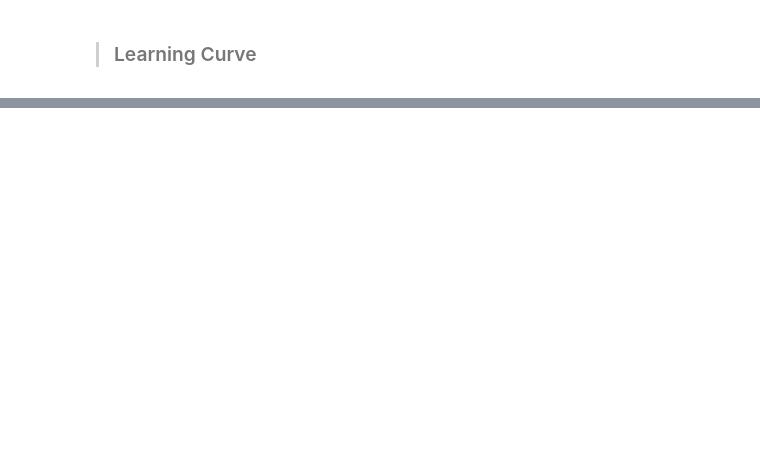
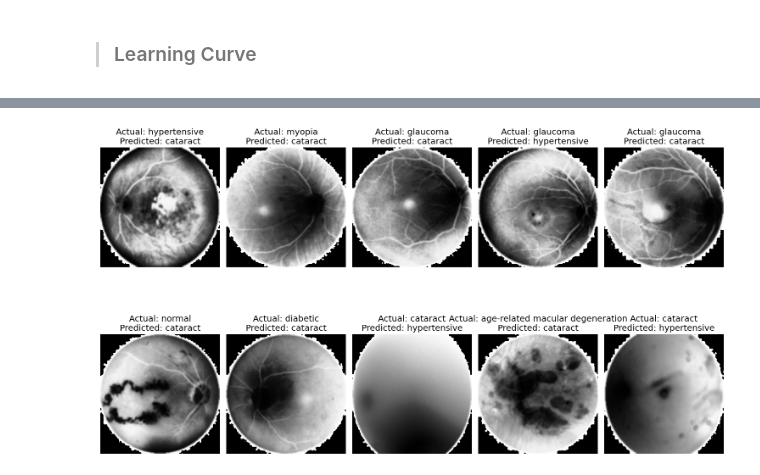
Before and after one commit to veee666/Skripsi_082011633038, a Jupyter notebook: vgg-19-oversample-and-undersample (HE test 4).ipynb, the cells around one changed output, grey strips where cells are left out. Cells and saved outputs as stored; diff of their text form; code cells hidden in the pictures; blank space fills up the shorter version.

```diff
--- a/vgg-19-oversample-and-undersample (HE test 4).ipynb
+++ b/vgg-19-oversample-and-undersample (HE test 4).ipynb
@@ -903,0 +913,62 @@ Class 1 (normal):
+# %%
+import numpy as np
+from tensorflow.keras.preprocessing import image
+from tensorflow.keras.utils import to_categorical
+from PIL import Image
+
+# Fungsi untuk melakukan prediksi menggunakan model
+def predict_image(model, img_array):
+    predictions = model.predict(img_array)
+    return predictions
+
+# Fungsi untuk mendekode label one-hot encoding
+def decode_one_hot(label_one_hot, class_names):
+    return class_names[np.argmax(label_one_hot)]
+
+# Ukuran gambar yang diharapkan oleh model
+target_size = (224, 224)  # Sesuaikan dengan ukuran input model Anda
+
+# Jumlah prediksi yang ingin diambil
+num_predictions_to_take = 10
+
+# Plotting hasil prediksi bersama dengan gambar
+plt.figure(figsize=(15, 10))
+
+for i in range(num_predictions_to_take):
+    # Mengambil batch berikutnya
+    batch_images, batch_labels_one_hot = next(test_generator)
+
+    # Memilih satu gambar acak dari batch
+    random_index = random.randint(0, len(batch_images) - 1)
+    image_array = batch_images[random_index]
+
+    # Mendekode one-hot encoded true label
+    true_label = decode_one_hot(batch_labels_one_hot[random_index], class_names)
+
+    # Melakukan prediksi untuk gambar saat ini
+    input_image = np.expand_dims(image_array, axis=0)  # Tambahkan dimensi batch
+    predictions = predict_image(model, input_image)
+    predicted_class_index = np.argmax(predictions)
+
+    # Mendapatkan informasi dari class_images_dict_updated
+    predicted_class = class_images_dict_updated[predicted_class_index]['class'] if predicted_class_index < len(class_images_dict_updated) else "Unknown"
+
+    # Menampilkan gambar bersama dengan hasil prediksi
+    plt.subplot(2, 5, i + 1)
+
+    # Menyimpan gambar ke file sementara
+    temp_image_path = f"temp_image_{i}.png"
+    Image.fromarray((image_array * 255).astype(np.uint8)).save(temp_image_path)
+
+    # Menampilkan gambar dari file sementara
+    img = Image.open(temp_image_path)
+    plt.imshow(img)
+    plt.title(f"Actual: {true_label}\nPredicted: {predicted_class}")
+    plt.axis('off')
+
+    # Hapus file sementara setelah ditampilkan
+    os.remove(temp_image_path)
+
+plt.tight_layout()
+plt.show()
+# %% [output]
@@ -903,0 +985 @@ Class 1 (normal):
+[figure, added]
```
Also changed, not shown: parts of 10 cells of this notebook.
